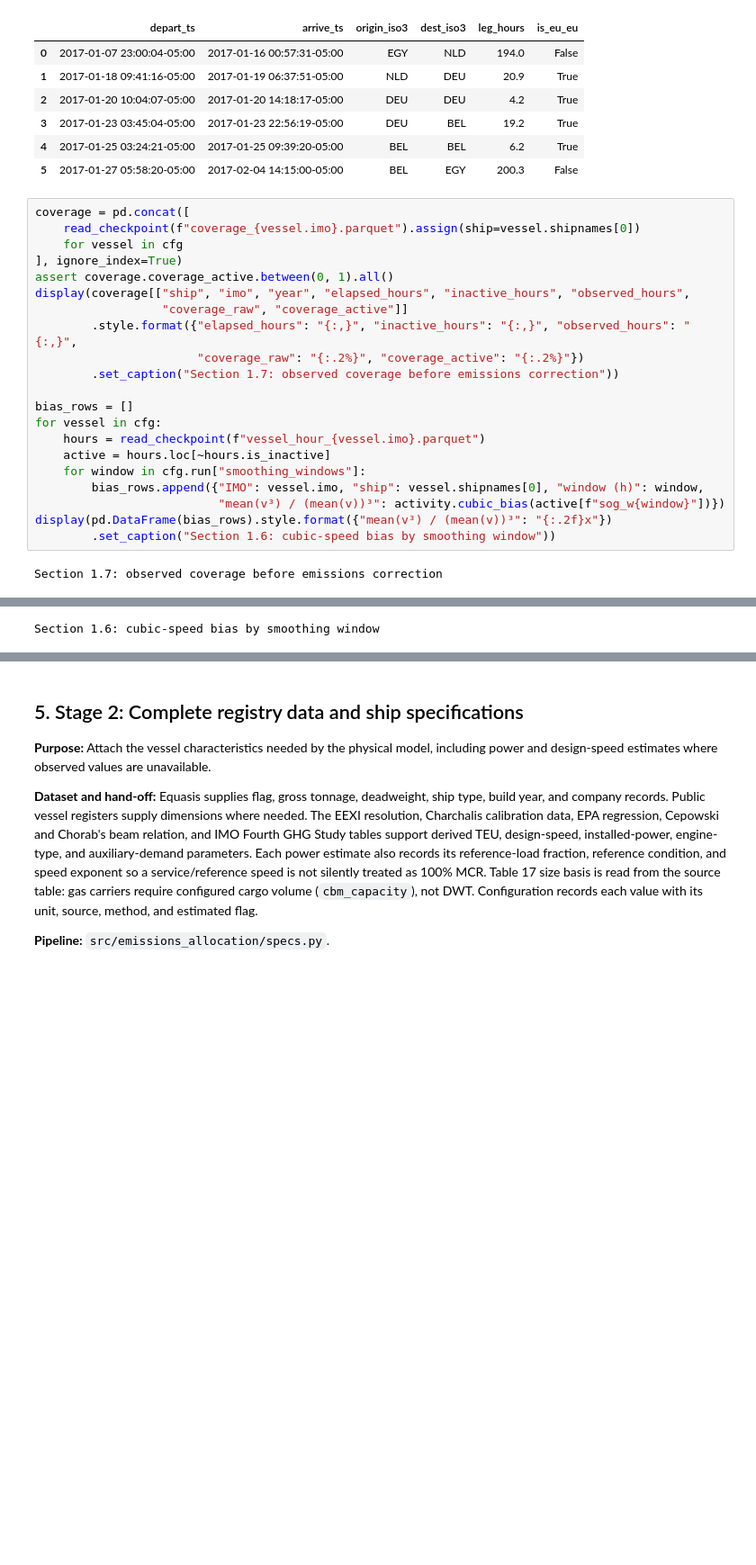
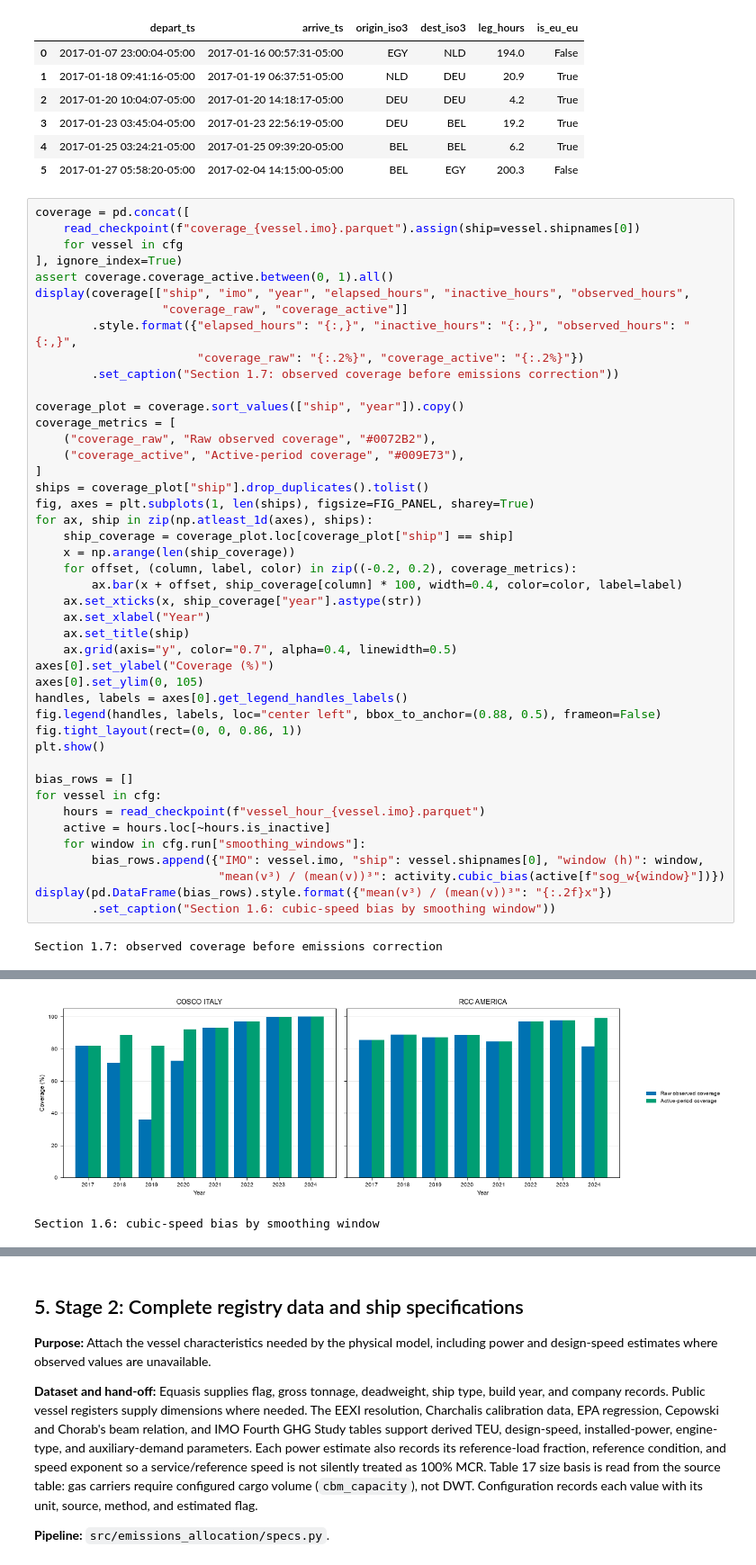
Before and after one commit to arantzazu-arregui/emissions-allocation, a Jupyter notebook: notebooks/00_pipeline_audit.ipynb, the cells around one changed output, grey strips where cells are left out. Shown at 90% size. Cells and saved outputs as stored; diff of their text form; blank space fills up the shorter version.

```diff
--- a/notebooks/00_pipeline_audit.ipynb
+++ b/notebooks/00_pipeline_audit.ipynb
@@ -299,34 +299,58 @@ display(coverage[["ship", "imo", "year", "elapsed_hours", "inactive_hours", "obs
                        "coverage_raw": "{:.2%}", "coverage_active": "{:.2%}"})
         .set_caption("Section 1.7: observed coverage before emissions correction"))
 
+coverage_plot = coverage.sort_values(["ship", "year"]).copy()
+coverage_metrics = [
+    ("coverage_raw", "Raw observed coverage", "#0072B2"),
+    ("coverage_active", "Active-period coverage", "#009E73"),
+]
+ships = coverage_plot["ship"].drop_duplicates().tolist()
+fig, axes = plt.subplots(1, len(ships), figsize=FIG_PANEL, sharey=True)
+for ax, ship in zip(np.atleast_1d(axes), ships):
+    ship_coverage = coverage_plot.loc[coverage_plot["ship"] == ship]
+    x = np.arange(len(ship_coverage))
+    for offset, (column, label, color) in zip((-0.2, 0.2), coverage_metrics):
+        ax.bar(x + offset, ship_coverage[column] * 100, width=0.4, color=color, label=label)
+    ax.set_xticks(x, ship_coverage["year"].astype(str))
+    ax.set_xlabel("Year")
+    ax.set_title(ship)
+    ax.grid(axis="y", color="0.7", alpha=0.4, linewidth=0.5)
+axes[0].set_ylabel("Coverage (%)")
+axes[0].set_ylim(0, 105)
+handles, labels = axes[0].get_legend_handles_labels()
+fig.legend(handles, labels, loc="center left", bbox_to_anchor=(0.88, 0.5), frameon=False)
+fig.tight_layout(rect=(0, 0, 0.86, 1))
+plt.show()
+
 bias_rows = []
 for vessel in cfg:
     hours = read_checkpoint(f"vessel_hour_{vessel.imo}.parquet")
     active = hours.loc[~hours.is_inactive]
     for window in cfg.run["smoothing_windows"]:
         bias_rows.append({"IMO": vessel.imo, "ship": vessel.shipnames[0], "window (h)": window,
                           "mean(v³) / (mean(v))³": activity.cubic_bias(active[f"sog_w{window}"])})
 display(pd.DataFrame(bias_rows).style.format({"mean(v³) / (mean(v))³": "{:.2f}x"})
         .set_caption("Section 1.6: cubic-speed bias by smoothing window"))
 # %% [output]
 Section 1.7: observed coverage before emissions correction
 |  | ship | imo | year | elapsed_hours | inactive_hours | observed_hours | coverage_raw | ... |
 | 0 | COSCO ITALY | 9516454 | 2017 | 8,760 | 0 | 7,185 | 82.02% | ... |
 | 1 | COSCO ITALY | 9516454 | 2018 | 8,760 | 1,708 | 6,233 | 71.15% | ... |
 | 2 | COSCO ITALY | 9516454 | 2019 | 8,760 | 4,906 | 3,159 | 36.06% | ... |
 | 3 | COSCO ITALY | 9516454 | 2020 | 8,784 | 1,866 | 6,388 | 72.72% | ... |
 | 4 | COSCO ITALY | 9516454 | 2021 | 8,760 | 0 | 8,163 | 93.18% | ... |
 | 5 | COSCO ITALY | 9516454 | 2022 | 8,760 | 0 | 8,498 | 97.01% | ... |
 | 6 | COSCO ITALY | 9516454 | 2023 | 8,760 | 0 | 8,743 | 99.81% | ... |
 | 7 | COSCO ITALY | 9516454 | 2024 | 8,784 | 0 | 8,782 | 99.98% | ... |
 | 8 | RCC AMERICA | 9277802 | 2017 | 8,760 | 0 | 7,501 | 85.63% | ... |
 | 9 | RCC AMERICA | 9277802 | 2018 | 8,760 | 0 | 7,771 | 88.71% | ... |
 | 10 | RCC AMERICA | 9277802 | 2019 | 8,760 | 0 | 7,628 | 87.08% | ... |
 | 11 | RCC AMERICA | 9277802 | 2020 | 8,784 | 0 | 7,767 | 88.42% | ... |
 | 12 | RCC AMERICA | 9277802 | 2021 | 8,760 | 0 | 7,403 | 84.51% | ... |
 | 13 | RCC AMERICA | 9277802 | 2022 | 8,760 | 0 | 8,512 | 97.17% | ... |
 | 14 | RCC AMERICA | 9277802 | 2023 | 8,760 | 0 | 8,571 | 97.84% | ... |
 | 15 | RCC AMERICA | 9277802 | 2024 | 8,784 | 1,551 | 7,169 | 81.61% | ... |
+[figure, added]
 Section 1.6: cubic-speed bias by smoothing window
 |  | IMO | ship | window (h) | mean(v³) / (mean(v))³ |
 | 0 | 9516454 | COSCO ITALY | 1 | 1.94x |
```
Also changed, not shown: 1 other file.
